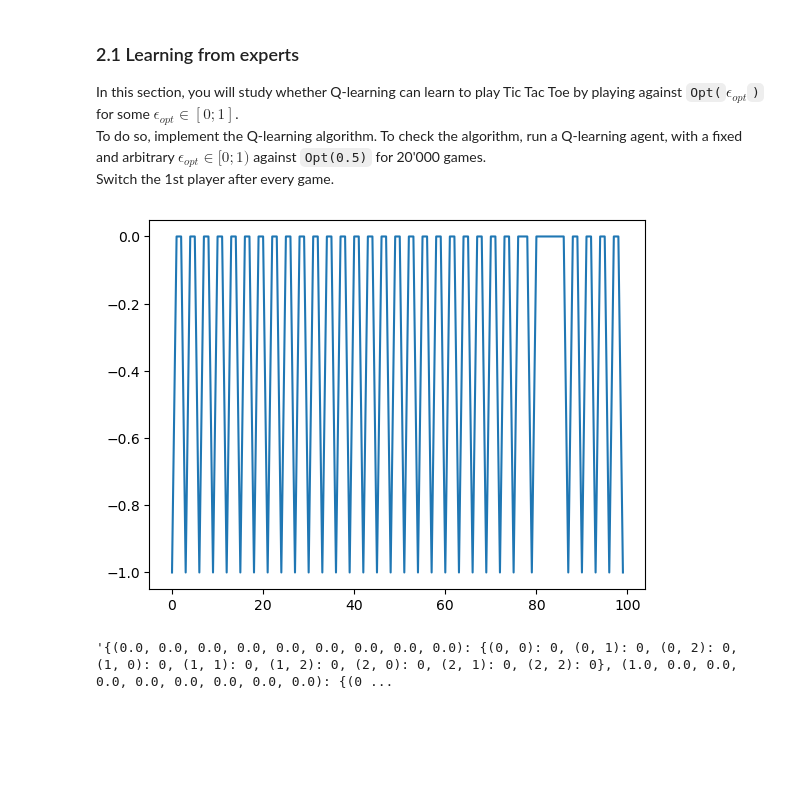
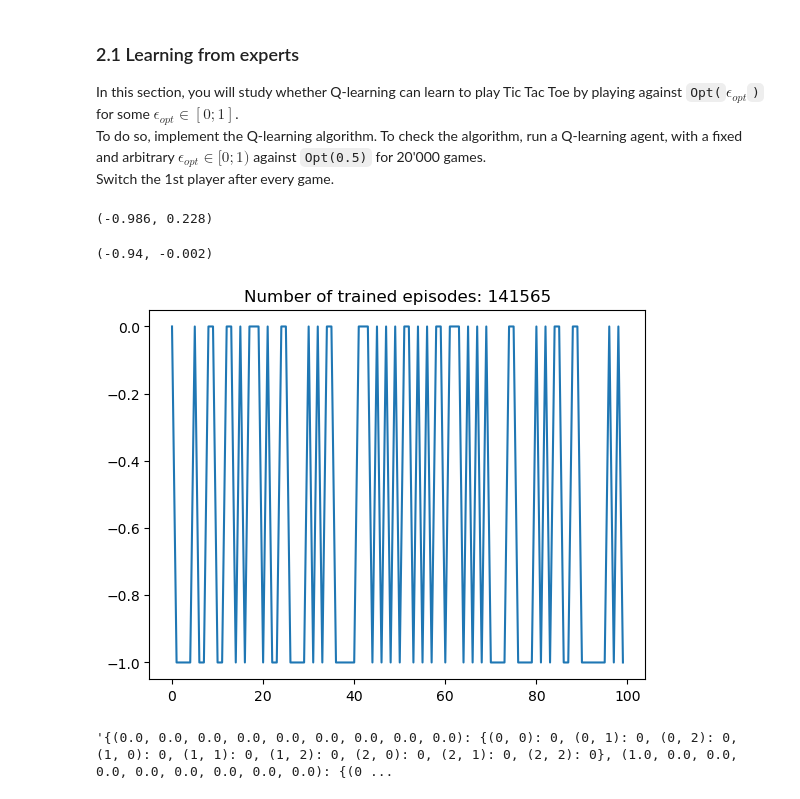
Before and after one commit to albertaillet/Miniproject1, a Jupyter notebook: Q-learning.ipynb, the cells around one changed output. Drawn from its saved outputs; the diff is of its cells as text; code cells hidden in the pictures; blank space fills up the shorter version.

```diff
--- a/Q-learning.ipynb
+++ b/Q-learning.ipynb
@@ -43,28 +89,27 @@ class Qtable(dict):
 In this section, you will study whether Q-learning can learn to play Tic Tac Toe by playing against `Opt(`$\epsilon_{opt}$`)` for some $\epsilon_{opt} \in [0; 1]$. <br>
 To do so, implement the Q-learning algorithm. To check the algorithm, run a Q-learning agent, with a fixed and arbitrary $\epsilon_{opt} \in [0; 1)$ against `Opt(0.5)` for 20'000 games. <br>
 Switch the 1st player after every game.
+# %%
+env = TictactoeEnv()
+Q_table = QTable()
+rewards = []
+num_trained_episodes = 0
+
+def epslion_greedy(state):
+    Q_actions = Q_table[state]
+    if np.random.random() < epsilon:
+        actions = list(Q_actions.keys())
+        if len(actions) == 1:
+            return actions[0]
+        return actions[np.random.randint(0, len(actions)-1)]
+    else:
+        return max(Q_actions, key=Q_actions.get)
 # %%
-env = TictactoeEnv()
-
-Q_table = Qtable()
-
-def epslion_greedy(state):
-    Q_actions = Q_table[state]
-    if np.random.random() < epsilon:
-        actions = list(Q_actions.keys())
-        if len(actions) == 1:
-            return actions[0]
-        return actions[np.random.randint(0, len(actions)-1)]
-    else:
-        return max(Q_actions, key=Q_actions.get)
-
-num_episodes = 10000
-rewards = []
-
-opt_player = OptimalPlayer(0, player='O')
+num_episodes = 100000
+opt_player = OptimalPlayer(0.5, player='O')
 learning_player = 'X'
 
-for itr in range(num_episodes):
+for itr in tqdm(range(num_episodes), desc="Q-learning training"):
     env.reset()
     state, end, _ = env.observe()
 
@@ -84,21 +129,34 @@ for itr in range(num_episodes):
             next_state, end, _ = env.step(move)
             reward = env.reward(player=learning_player)
 
+            if end:
+                Q[state][move] = reward
+
             Q_table[state][move] = Q_table[state][move] + alpha * (reward + gamma * max(Q_table[next_state].values()) - Q_table[state][move])
 
-        rewards.append(reward)
         state = next_state
 
         # env.render()
         # time.sleep(1)
         # clear_output(wait=True)
-
+    num_trained_episodes += 1
+    rewards.append(reward)
     env.reset()
+# %%
+M_opt(epslion_greedy), M_rand(epslion_greedy)
+# %% [output]
+(-0.986, 0.228)
+# %%
+p = OptimalPlayer(1)
+M_opt(p.act), M_rand(p.act)
+# %% [output]
+(-0.94, -0.002)
 # %%
 plt.plot(rewards[-100:])
+plt.title(f"Number of trained episodes: {num_trained_episodes}")
 plt.show()
 # %% [output]
-[figure, old version]
+[figure, new version]
 # %%
 repr(Q_table)
 # %% [output]
```
Also changed, not shown: parts of 7 cells of this notebook.
